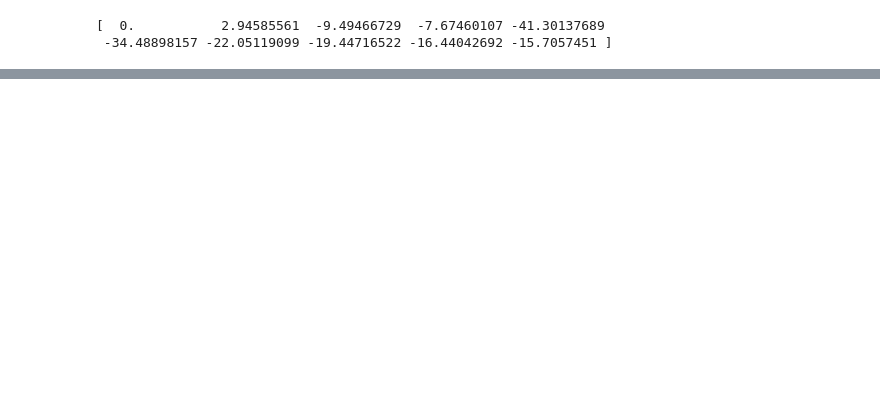
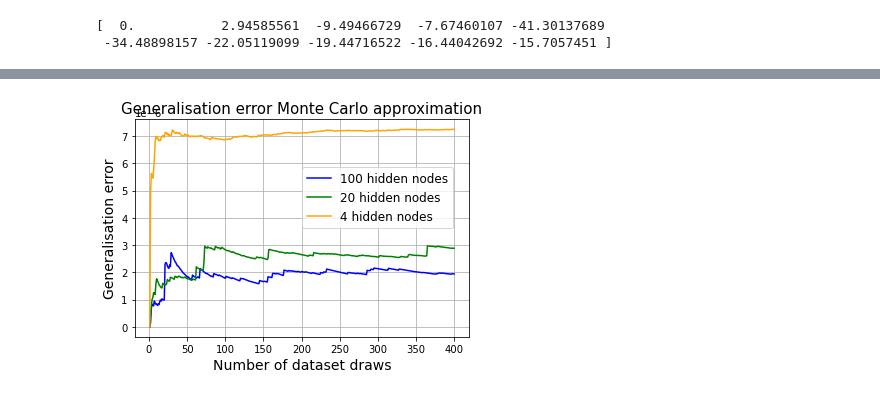
Before and after one commit to KKaroni/Symmetry-in-Machine-learned-Molecular-Force-Fields, a Jupyter notebook: Generalisation_error.ipynb, the cells around one changed output, grey strips where cells are left out. Cells and saved outputs as stored; diff of their text form; code cells hidden in the pictures; blank space fills up the shorter version.

```diff
--- a/Generalisation_error.ipynb
+++ b/Generalisation_error.ipynb
@@ -375,0 +433,24 @@ print(np.sum(kl_div10)/len(kl_div10))
+# %%
+# mse_ge120 = np.zeros(len(mse_120))
+mse_ge100 = np.zeros(len(mse_100))
+mse_ge20 = np.zeros(len(mse_20))
+mse_ge4 = np.zeros(len(mse_4))
+for i in range(len(mse_4)):
+#     mse_ge120[i] = sum(mse_120[:i])/(i+1)
+    mse_ge100[i] = sum(mse_100[:i])/(i+1)
+    mse_ge20[i] = sum(mse_20[:i])/(i+1)
+    mse_ge4[i] = sum(mse_4[:i])/(i+1)
+
+i = np.linspace(1,len(mse_4),len(mse_4))
+# plt.plot(i,mse_ge120,label = '120 hidden nodes')#,color='b')
+plt.plot(i,mse_ge100,label = '100 hidden nodes',color='blue')
+plt.plot(i,mse_ge20,label = '20 hidden nodes',color='green')
+plt.plot(i,mse_ge4,label = '4 hidden nodes',color='orange')
+plt.grid()
+plt.xlabel('Number of dataset draws',fontsize = 14)
+plt.ylabel('Generalisation error',fontsize = 14)
+plt.title('Generalisation error Monte Carlo approximation',fontsize = 15)
+plt.legend(fontsize = 12,loc=(0.5,0.5))
+plt.savefig('mse_generalization_error_Monte_Carlo_approximation_4_20_100_120_discreteKL1')
+# %% [output]
+[figure, added]
```
Also changed, not shown: parts of 16 cells of this notebook.
